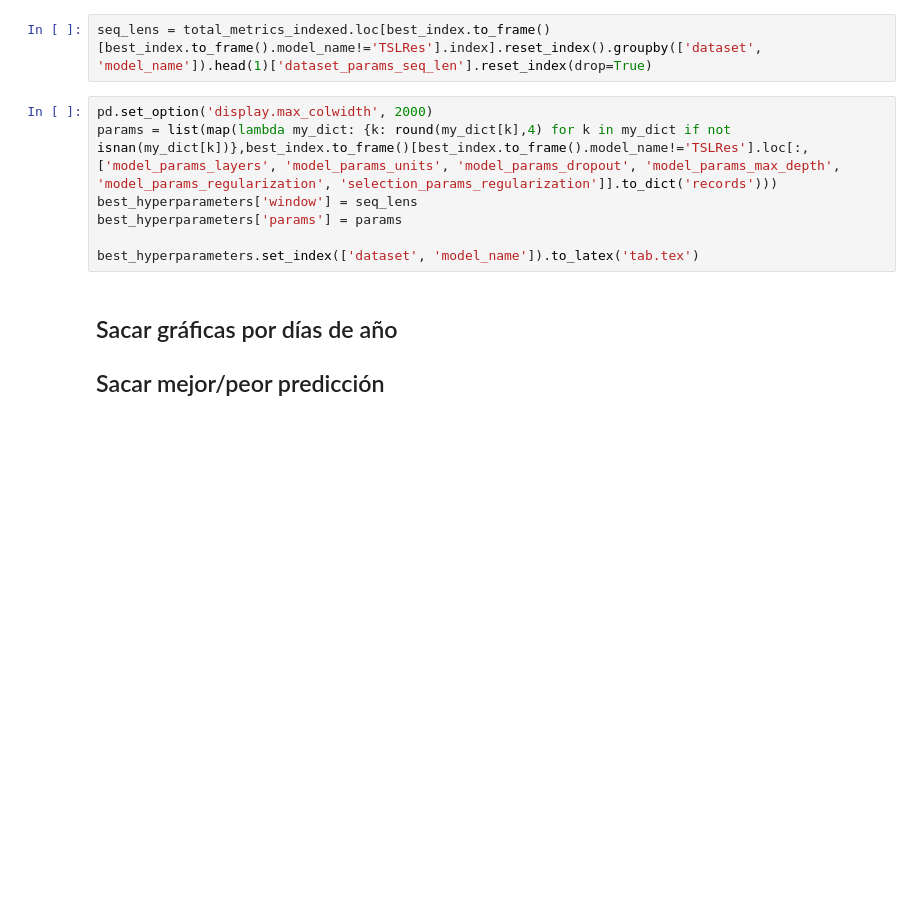
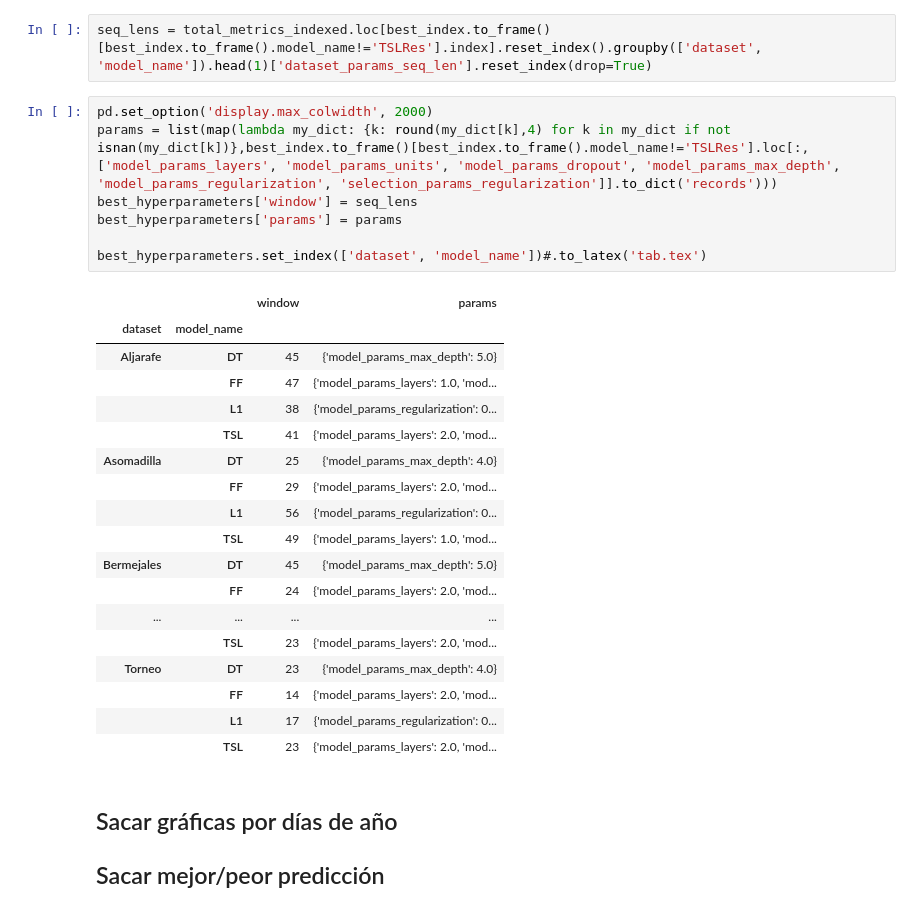
Before and after one commit to manjimnav/TSLayer-Ozone, a Jupyter notebook: analysis.ipynb, the cells around one changed output. Drawn from its saved outputs; the diff is of its cells as text; blank space fills up the shorter version.

```diff
--- a/analysis.ipynb
+++ b/analysis.ipynb
@@ -118,10 +149,29 @@ seq_lens = total_metrics_indexed.loc[best_index.to_frame()[best_index.to_frame()
 # %%
 pd.set_option('display.max_colwidth', 2000)
 params = list(map(lambda my_dict: {k: round(my_dict[k],4) for k in my_dict if not isnan(my_dict[k])},best_index.to_frame()[best_index.to_frame().model_name!='TSLRes'].loc[:, ['model_params_layers', 'model_params_units', 'model_params_dropout', 'model_params_max_depth', 'model_params_regularization', 'selection_params_regularization']].to_dict('records')))
 best_hyperparameters['window'] = seq_lens
 best_hyperparameters['params'] = params
 
-best_hyperparameters.set_index(['dataset', 'model_name']).to_latex('tab.tex')
+best_hyperparameters.set_index(['dataset', 'model_name'])#.to_latex('tab.tex')
+# %% [output]
+|  |  | window | params |
+| dataset | model_name |  |  |
+| Aljarafe | DT | 45 | {'model_params_max_depth': 5.0} |
+|  | FF | 47 | {'model_params_layers': 1.0, 'mod... |
+|  | L1 | 38 | {'model_params_regularization': 0... |
+|  | TSL | 41 | {'model_params_layers': 2.0, 'mod... |
+| Asomadilla | DT | 25 | {'model_params_max_depth': 4.0} |
+|  | FF | 29 | {'model_params_layers': 2.0, 'mod... |
+|  | L1 | 56 | {'model_params_regularization': 0... |
+|  | TSL | 49 | {'model_params_layers': 1.0, 'mod... |
+| Bermejales | DT | 45 | {'model_params_max_depth': 5.0} |
+|  | FF | 24 | {'model_params_layers': 2.0, 'mod... |
+| ... | ... | ... | ... |
+|  | TSL | 23 | {'model_params_layers': 2.0, 'mod... |
+| Torneo | DT | 23 | {'model_params_max_depth': 4.0} |
+|  | FF | 14 | {'model_params_layers': 2.0, 'mod... |
+|  | L1 | 17 | {'model_params_regularization': 0... |
+|  | TSL | 23 | {'model_params_layers': 2.0, 'mod... |
 # %% [markdown]
 ## Sacar gráficas por días de año
 ## Sacar mejor/peor predicción
```
Also changed, not shown: parts of 3 cells of this notebook.
